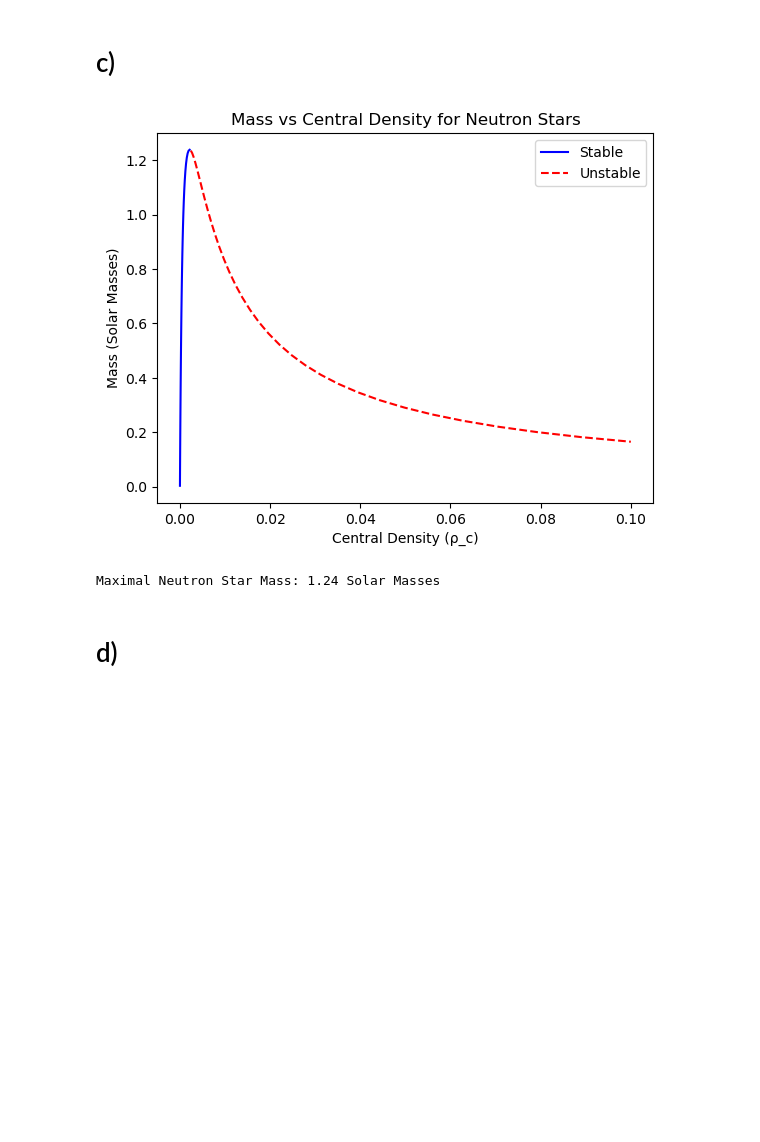
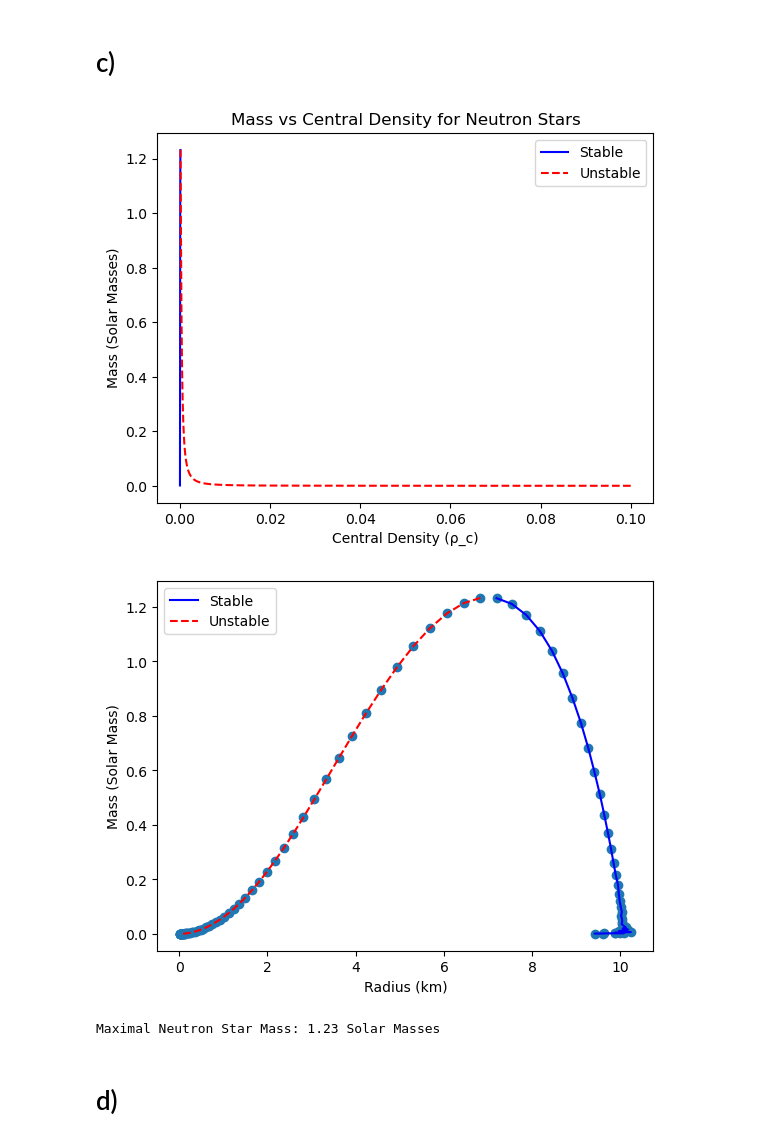
Before and after one commit to eamasya19/phys414_final_project, a Jupyter notebook: einstein.ipynb, the cells around one changed output. Cells and saved outputs as stored; diff of their text form; code cells hidden in the pictures; blank space fills up the shorter version.

```diff
--- a/einstein.ipynb
+++ b/einstein.ipynb
@@ -70,11 +70,11 @@ def solve_tov(p_c):
     return sol.y[0,-1], sol.t[-1]
 # %%
 # Equation Parameters
-K = 200
+K = 100
 N = 100 # Sample size
 
 # Preparing
-rho_vals = np.logspace(-6,-1, N)
+rho_vals = np.logspace(-6,3, N)
 central_pressures = polytope(K, rho_vals)  # vary central pressures
 masses = []
 radii = []
@@ -120,6 +120,13 @@ def tov_equations_part_b(r, y, K):
         dmp_dr = 4*pi * (1 - 2*m/r)**(-1/2) * r**2 * rho
     return [dm_dr, dnu_dr, dp_dr, dmp_dr]
 
+# Stop condition: Pressure drops to zero
+def pressure_zero(r, y, K):
+    return y[2]  # Pressure is the third element in y
+
+pressure_zero.terminal = True
+
+
 def solve_tov_part_b(p_c,K):
     r_init = 1e-6  # Avoid singularity at the center
     m_init = 0  # Initial mass is zero
@@ -163,40 +170,55 @@ plt.show()
 # %% [markdown]
 # c)
 # %%
+rho_c_vals = np.logspace(-6,-1, N)
+central_pressures = polytope(K, rho_vals)  # vary central pressures
+
 masses = []
-rho_c_vals = rho_vals
-
 for p_c in central_pressures:
     _, _, mp = solve_tov_part_b(p_c,K)
     masses.append(mp)
 
 masses = np.asarray(masses)
 
 # Compute dM/dρc
 dMp_dRho = np.gradient(masses, rho_c_vals)
 
 # Identify stable and unstable regions
 stable_rho_c = rho_c_vals[dMp_dRho > 0]
 unstable_rho_c = rho_c_vals[dMp_dRho < 0]
 stable_masses = masses[dMp_dRho > 0]
 unstable_masses = masses[dMp_dRho < 0]
 
 # Plotting
 plt.figure()
 plt.plot(stable_rho_c, stable_masses, label='Stable', color='blue')
 plt.plot(unstable_rho_c, unstable_masses, label='Unstable', linestyle='dashed', color='red')
 plt.xlabel('Central Density (ρ_c)')
 plt.ylabel('Mass (Solar Masses)')
 plt.title('Mass vs Central Density for Neutron Stars')
 plt.legend()
 plt.show()
 
+stable_radii = radii[dMp_dRho > 0]
+unstable_radii = radii[dMp_dRho < 0]
+
+#Plot the result
+plt.figure()
+plt.scatter(x=radii*length_unit, y=masses)
+plt.plot(stable_radii*length_unit, stable_masses, label='Stable', color='blue')
+plt.plot(unstable_radii*length_unit, unstable_masses, label='Unstable',  linestyle='dashed', color='red')
+plt.xlabel('Radius (km)')
+plt.ylabel('Mass (Solar Mass)')
+plt.legend()
+plt.show()
+
 # Report maximal NS mass
 max_mass = np.max(masses)
 print(f"Maximal Neutron Star Mass: {max_mass:.2f} Solar Masses")
 # %% [output]
-[figure, old version]
+[figure, new version]
+[figure, added]
-Maximal Neutron Star Mass: 1.24 Solar Masses
+Maximal Neutron Star Mass: 1.23 Solar Masses
 # %% [markdown]
 # d)
 # %%
```
Also changed, not shown: parts of 2 cells of this notebook, 1 other file.
